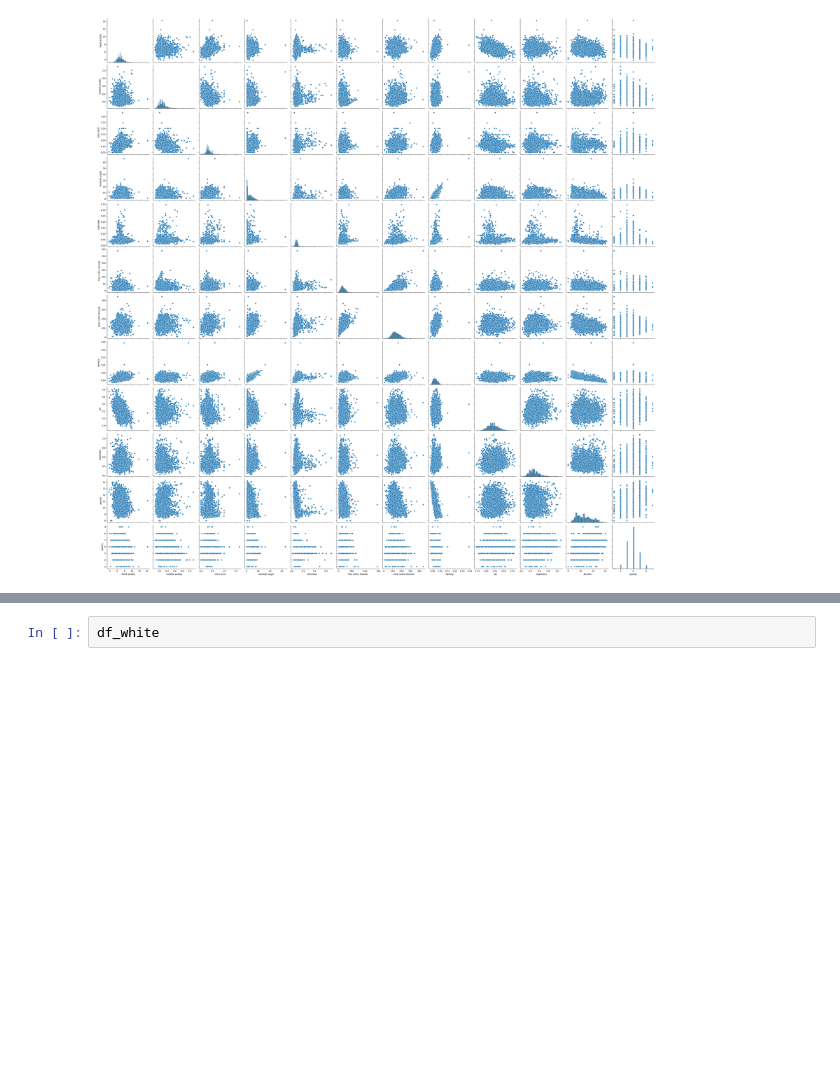
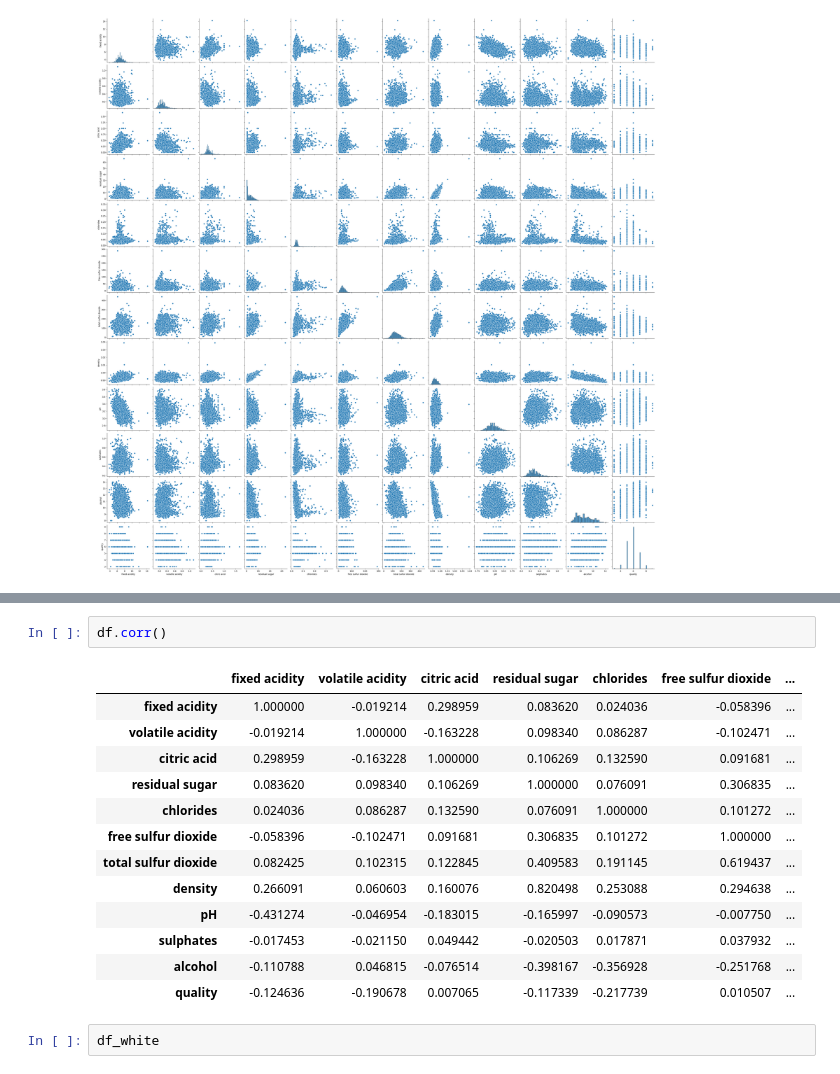
Before and after one commit to tristanpadiou/Group-Project-2, a Jupyter notebook: WineRatingPrediction.ipynb, the cells around one changed output, grey strips where cells are left out. Drawn from its saved outputs; the diff is of its cells as text; blank space fills up the shorter version.

```diff
--- a/WineRatingPrediction.ipynb
+++ b/WineRatingPrediction.ipynb
@@ -291,3 +293,19 @@ plt.show()
+# %%
+df.corr()
+# %% [output]
+|  | fixed acidity | volatile acidity | citric acid | residual sugar | chlorides | free sulfur dioxide | ... |
+| fixed acidity | 1.000000 | -0.019214 | 0.298959 | 0.083620 | 0.024036 | -0.058396 | ... |
+| volatile acidity | -0.019214 | 1.000000 | -0.163228 | 0.098340 | 0.086287 | -0.102471 | ... |
+| citric acid | 0.298959 | -0.163228 | 1.000000 | 0.106269 | 0.132590 | 0.091681 | ... |
+| residual sugar | 0.083620 | 0.098340 | 0.106269 | 1.000000 | 0.076091 | 0.306835 | ... |
+| chlorides | 0.024036 | 0.086287 | 0.132590 | 0.076091 | 1.000000 | 0.101272 | ... |
+| free sulfur dioxide | -0.058396 | -0.102471 | 0.091681 | 0.306835 | 0.101272 | 1.000000 | ... |
+| total sulfur dioxide | 0.082425 | 0.102315 | 0.122845 | 0.409583 | 0.191145 | 0.619437 | ... |
+| density | 0.266091 | 0.060603 | 0.160076 | 0.820498 | 0.253088 | 0.294638 | ... |
+| pH | -0.431274 | -0.046954 | -0.183015 | -0.165997 | -0.090573 | -0.007750 | ... |
+| sulphates | -0.017453 | -0.021150 | 0.049442 | -0.020503 | 0.017871 | 0.037932 | ... |
+| alcohol | -0.110788 | 0.046815 | -0.076514 | -0.398167 | -0.356928 | -0.251768 | ... |
+| quality | -0.124636 | -0.190678 | 0.007065 | -0.117339 | -0.217739 | 0.010507 | ... |
 # %%
 df_white
 # %% [output]
```
Also changed, not shown: parts of 35 cells of this notebook.
